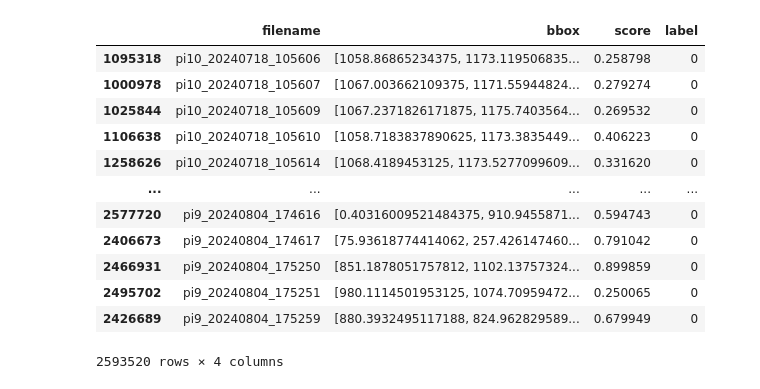
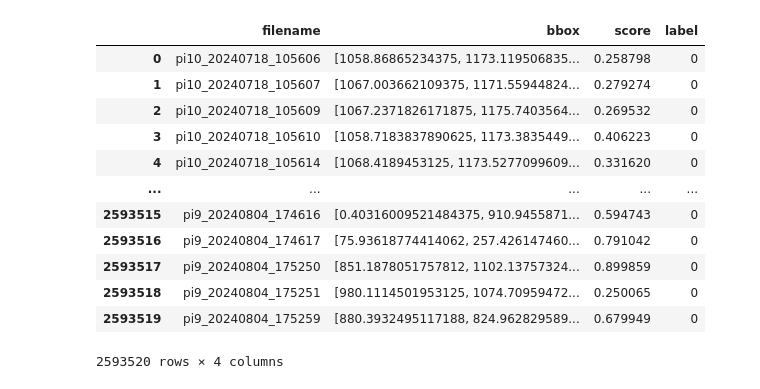
Before and after one commit to mparkergetz/sahi_results, a Jupyter notebook: compare_detections.ipynb, the cells around one changed output. Cells and saved outputs as stored; diff of their text form; code cells hidden in the pictures.

```diff
--- a/compare_detections.ipynb
+++ b/compare_detections.ipynb
@@ -3,18 +3,18 @@ import pandas as pd
 # %%
 sahi_detections = pd.read_csv('csv/detections.csv')
 
-sahi_detections.sort_values('filename')
+sahi_detections.sort_values('filename').reset_index(drop=True)
 # %% [output]
 |  | filename | bbox | score | label |
-| 1095318 | pi10_20240718_105606 | [1058.86865234375, 1173.119506835... | 0.258798 | 0 |
-| 1000978 | pi10_20240718_105607 | [1067.003662109375, 1171.55944824... | 0.279274 | 0 |
-| 1025844 | pi10_20240718_105609 | [1067.2371826171875, 1175.7403564... | 0.269532 | 0 |
-| 1106638 | pi10_20240718_105610 | [1058.7183837890625, 1173.3835449... | 0.406223 | 0 |
-| 1258626 | pi10_20240718_105614 | [1068.4189453125, 1173.5277099609... | 0.331620 | 0 |
+| 0 | pi10_20240718_105606 | [1058.86865234375, 1173.119506835... | 0.258798 | 0 |
+| 1 | pi10_20240718_105607 | [1067.003662109375, 1171.55944824... | 0.279274 | 0 |
+| 2 | pi10_20240718_105609 | [1067.2371826171875, 1175.7403564... | 0.269532 | 0 |
+| 3 | pi10_20240718_105610 | [1058.7183837890625, 1173.3835449... | 0.406223 | 0 |
+| 4 | pi10_20240718_105614 | [1068.4189453125, 1173.5277099609... | 0.331620 | 0 |
 | ... | ... | ... | ... | ... |
-| 2577720 | pi9_20240804_174616 | [0.40316009521484375, 910.9455871... | 0.594743 | 0 |
-| 2406673 | pi9_20240804_174617 | [75.93618774414062, 257.426147460... | 0.791042 | 0 |
-| 2466931 | pi9_20240804_175250 | [851.1878051757812, 1102.13757324... | 0.899859 | 0 |
-| 2495702 | pi9_20240804_175251 | [980.1114501953125, 1074.70959472... | 0.250065 | 0 |
-| 2426689 | pi9_20240804_175259 | [880.3932495117188, 824.962829589... | 0.679949 | 0 |
+| 2593515 | pi9_20240804_174616 | [0.40316009521484375, 910.9455871... | 0.594743 | 0 |
+| 2593516 | pi9_20240804_174617 | [75.93618774414062, 257.426147460... | 0.791042 | 0 |
+| 2593517 | pi9_20240804_175250 | [851.1878051757812, 1102.13757324... | 0.899859 | 0 |
+| 2593518 | pi9_20240804_175251 | [980.1114501953125, 1074.70959472... | 0.250065 | 0 |
+| 2593519 | pi9_20240804_175259 | [880.3932495117188, 824.962829589... | 0.679949 | 0 |
 2593520 rows × 4 columns
```
Also changed, not shown: parts of 4 cells of this notebook, 1 other file.
